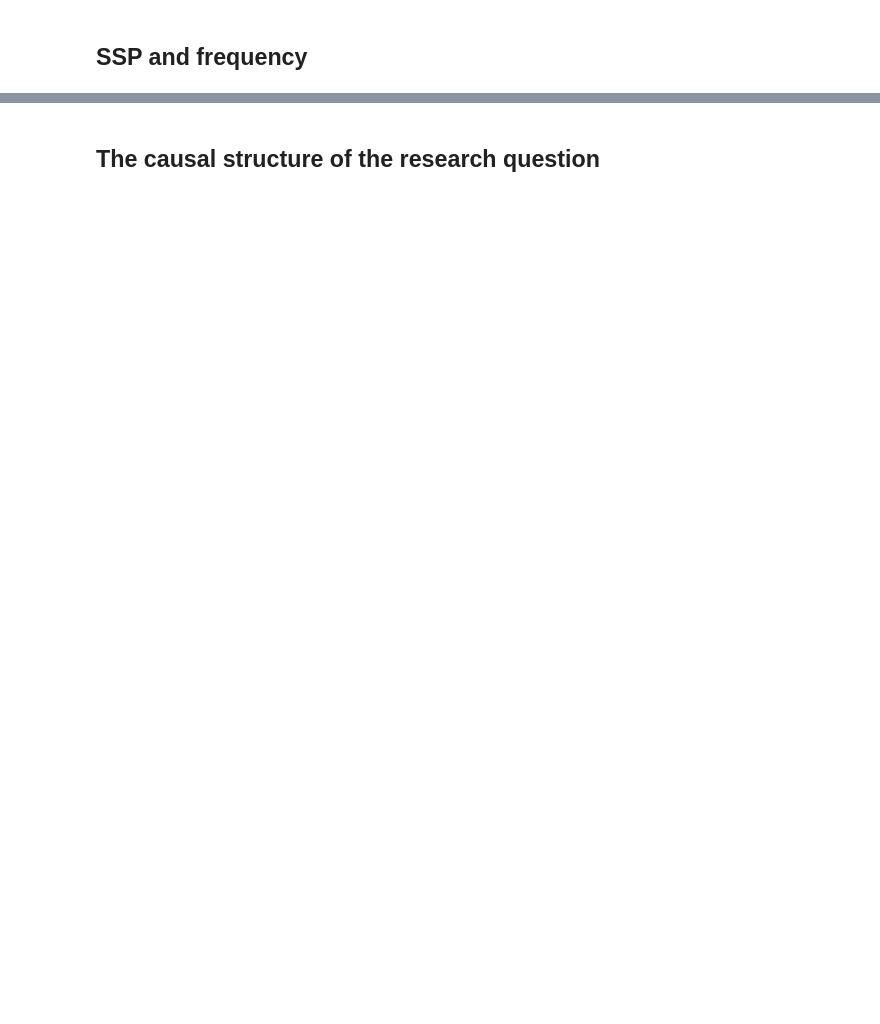
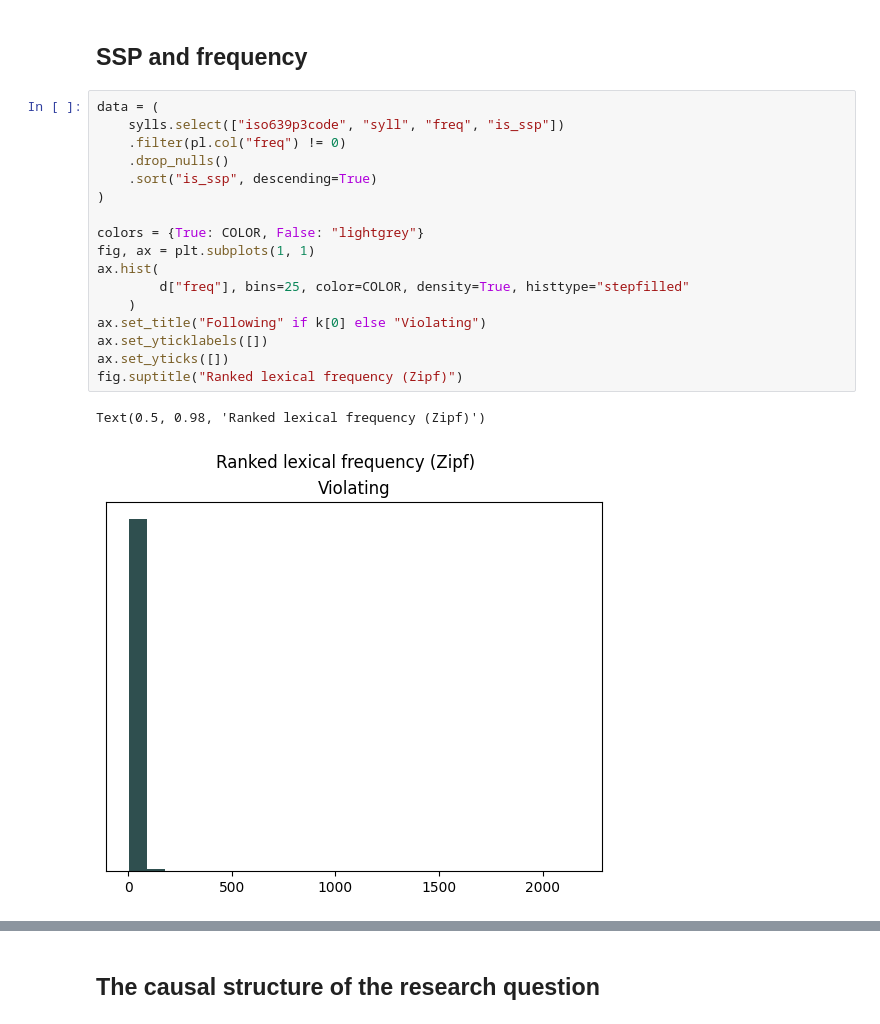
Before and after one commit to NeuroDevCo/ssp-corpus, a Jupyter notebook: docs/notes.ipynb, the cells around one changed output, grey strips where cells are left out. Saved outputs shown, nothing was run; the diff lists cells and outputs as text; blank space fills up the shorter version.

```diff
--- a/docs/notes.ipynb
+++ b/docs/notes.ipynb
@@ -737,5 +818,25 @@ ax.yaxis.set_major_formatter(ticker.FuncFormatter(lambda x, pos: f"{x:.0%}"))
 # %% [markdown]
 ## SSP and frequency
+# %%
+data = (
+    sylls.select(["iso639p3code", "syll", "freq", "is_ssp"])
+    .filter(pl.col("freq") != 0)
+    .drop_nulls()
+    .sort("is_ssp", descending=True)
+)
+
+colors = {True: COLOR, False: "lightgrey"}
+fig, ax = plt.subplots(1, 1)
+ax.hist(
+        d["freq"], bins=25, color=COLOR, density=True, histtype="stepfilled"
+    )
+ax.set_title("Following" if k[0] else "Violating")
+ax.set_yticklabels([])
+ax.set_yticks([])
+fig.suptitle("Ranked lexical frequency (Zipf)")
+# %% [output]
+Text(0.5, 0.98, 'Ranked lexical frequency (Zipf)')
+[figure, added]
 # %%
 data = (
     sylls.select(["iso639p3code", "syll", "freq", "is_ssp"])
```
Also changed, not shown: parts of 19 cells of this notebook, 10 other files.
